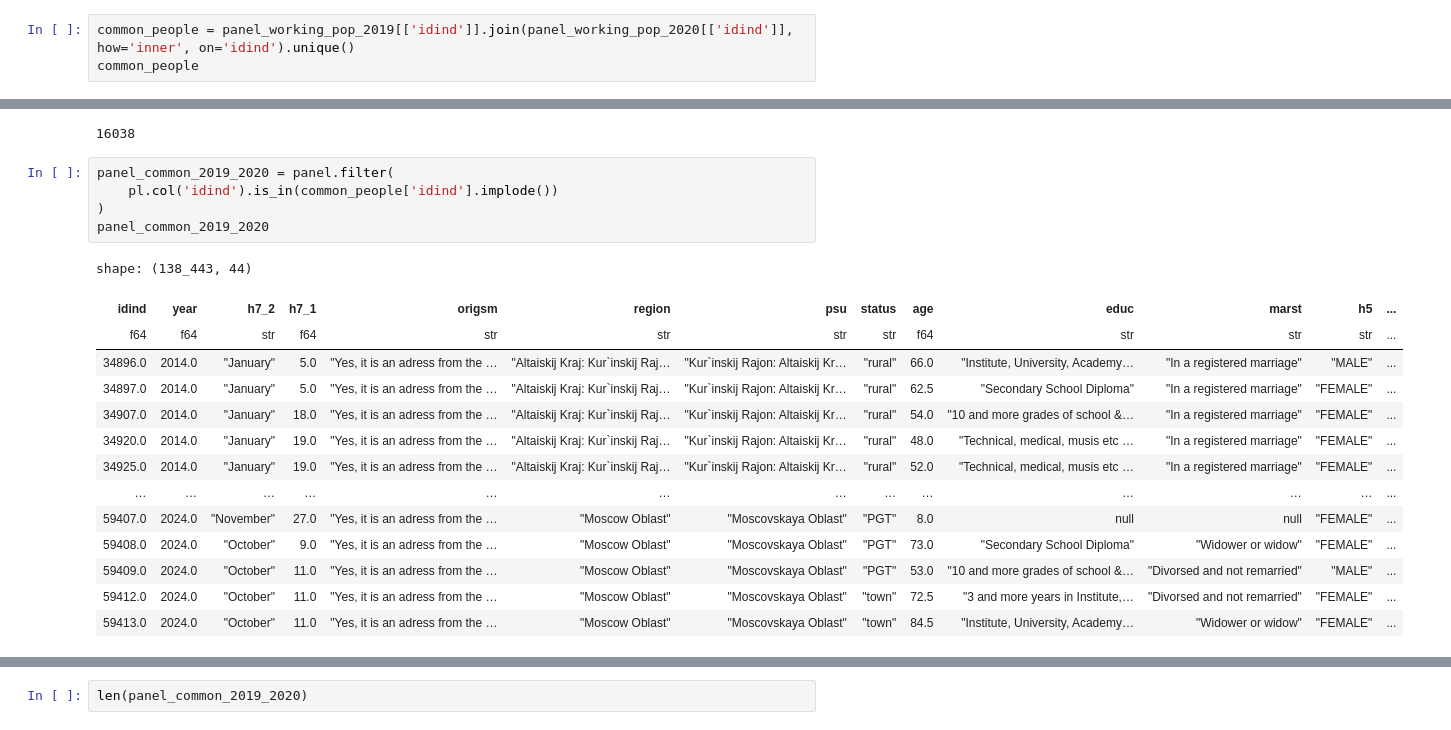
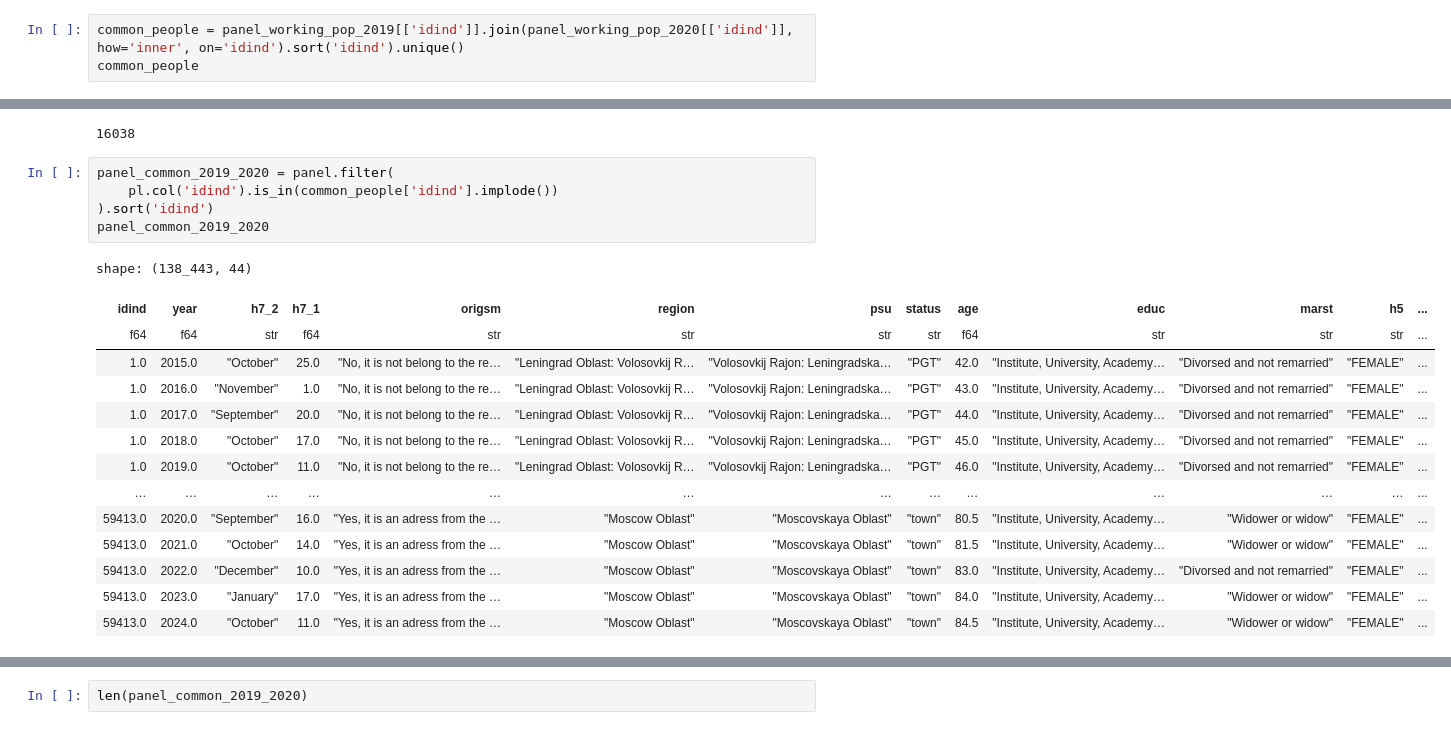
Before and after one commit to DmitriMt/master_thesis, a Jupyter notebook: notebooks/trend_management.ipynb, the cells around one changed output, grey strips where cells are left out. Cells and saved outputs as stored; diff of their text form.

```diff
--- a/notebooks/trend_management.ipynb
+++ b/notebooks/trend_management.ipynb
@@ -359,5 +359,5 @@ shape: (4, 2)
 # %%
-common_people = panel_working_pop_2019[['idind']].join(panel_working_pop_2020[['idind']], how='inner', on='idind').unique()
+common_people = panel_working_pop_2019[['idind']].join(panel_working_pop_2020[['idind']], how='inner', on='idind').sort('idind').unique()
 common_people
 # %% [output]
 shape: (16_038, 1)
@@ -385,20 +403,20 @@ len(common_people.unique())
 # %%
 panel_common_2019_2020 = panel.filter(
     pl.col('idind').is_in(common_people['idind'].implode())
-)
+).sort('idind')
 panel_common_2019_2020
 # %% [output]
 shape: (138_443, 44)
 | idind | year | h7_2 | h7_1 | origsm | region | psu | status | age | educ | marst | h5 | ... |
 | f64 | f64 | str | f64 | str | str | str | str | f64 | str | str | str | ... |
-| 34896.0 | 2014.0 | "January" | 5.0 | "Yes, it is an adress from the … | "Altaiskij Kraj: Kur`inskij Raj… | "Kur`inskij Rajon: Altaiskij Kr… | "rural" | 66.0 | "Institute, University, Academy… | "In a registered marriage" | "MALE" | ... |
-| 34897.0 | 2014.0 | "January" | 5.0 | "Yes, it is an adress from the … | "Altaiskij Kraj: Kur`inskij Raj… | "Kur`inskij Rajon: Altaiskij Kr… | "rural" | 62.5 | "Secondary School Diploma" | "In a registered marriage" | "FEMALE" | ... |
-| 34907.0 | 2014.0 | "January" | 18.0 | "Yes, it is an adress from the … | "Altaiskij Kraj: Kur`inskij Raj… | "Kur`inskij Rajon: Altaiskij Kr… | "rural" | 54.0 | "10 and more grades of school &… | "In a registered marriage" | "FEMALE" | ... |
-| 34920.0 | 2014.0 | "January" | 19.0 | "Yes, it is an adress from the … | "Altaiskij Kraj: Kur`inskij Raj… | "Kur`inskij Rajon: Altaiskij Kr… | "rural" | 48.0 | "Technical, medical, musis etc … | "In a registered marriage" | "FEMALE" | ... |
-| 34925.0 | 2014.0 | "January" | 19.0 | "Yes, it is an adress from the … | "Altaiskij Kraj: Kur`inskij Raj… | "Kur`inskij Rajon: Altaiskij Kr… | "rural" | 52.0 | "Technical, medical, musis etc … | "In a registered marriage" | "FEMALE" | ... |
+| 1.0 | 2015.0 | "October" | 25.0 | "No, it is not belong to the re… | "Leningrad Oblast: Volosovkij R… | "Volosovkij Rajon: Leningradska… | "PGT" | 42.0 | "Institute, University, Academy… | "Divorsed and not remarried" | "FEMALE" | ... |
+| 1.0 | 2016.0 | "November" | 1.0 | "No, it is not belong to the re… | "Leningrad Oblast: Volosovkij R… | "Volosovkij Rajon: Leningradska… | "PGT" | 43.0 | "Institute, University, Academy… | "Divorsed and not remarried" | "FEMALE" | ... |
+| 1.0 | 2017.0 | "September" | 20.0 | "No, it is not belong to the re… | "Leningrad Oblast: Volosovkij R… | "Volosovkij Rajon: Leningradska… | "PGT" | 44.0 | "Institute, University, Academy… | "Divorsed and not remarried" | "FEMALE" | ... |
+| 1.0 | 2018.0 | "October" | 17.0 | "No, it is not belong to the re… | "Leningrad Oblast: Volosovkij R… | "Volosovkij Rajon: Leningradska… | "PGT" | 45.0 | "Institute, University, Academy… | "Divorsed and not remarried" | "FEMALE" | ... |
+| 1.0 | 2019.0 | "October" | 11.0 | "No, it is not belong to the re… | "Leningrad Oblast: Volosovkij R… | "Volosovkij Rajon: Leningradska… | "PGT" | 46.0 | "Institute, University, Academy… | "Divorsed and not remarried" | "FEMALE" | ... |
 | … | … | … | … | … | … | … | … | … | … | … | … | ... |
-| 59407.0 | 2024.0 | "November" | 27.0 | "Yes, it is an adress from the … | "Moscow Oblast" | "Moscovskaya Oblast" | "PGT" | 8.0 | null | null | "FEMALE" | ... |
-| 59408.0 | 2024.0 | "October" | 9.0 | "Yes, it is an adress from the … | "Moscow Oblast" | "Moscovskaya Oblast" | "PGT" | 73.0 | "Secondary School Diploma" | "Widower or widow" | "FEMALE" | ... |
-| 59409.0 | 2024.0 | "October" | 11.0 | "Yes, it is an adress from the … | "Moscow Oblast" | "Moscovskaya Oblast" | "PGT" | 53.0 | "10 and more grades of school &… | "Divorsed and not remarried" | "MALE" | ... |
-| 59412.0 | 2024.0 | "October" | 11.0 | "Yes, it is an adress from the … | "Moscow Oblast" | "Moscovskaya Oblast" | "town" | 72.5 | "3 and more years in Institute,… | "Divorsed and not remarried" | "FEMALE" | ... |
+| 59413.0 | 2020.0 | "September" | 16.0 | "Yes, it is an adress from the … | "Moscow Oblast" | "Moscovskaya Oblast" | "town" | 80.5 | "Institute, University, Academy… | "Widower or widow" | "FEMALE" | ... |
+| 59413.0 | 2021.0 | "October" | 14.0 | "Yes, it is an adress from the … | "Moscow Oblast" | "Moscovskaya Oblast" | "town" | 81.5 | "Institute, University, Academy… | "Widower or widow" | "FEMALE" | ... |
+| 59413.0 | 2022.0 | "December" | 10.0 | "Yes, it is an adress from the … | "Moscow Oblast" | "Moscovskaya Oblast" | "town" | 83.0 | "Institute, University, Academy… | "Divorsed and not remarried" | "FEMALE" | ... |
+| 59413.0 | 2023.0 | "January" | 17.0 | "Yes, it is an adress from the … | "Moscow Oblast" | "Moscovskaya Oblast" | "town" | 84.0 | "Institute, University, Academy… | "Widower or widow" | "FEMALE" | ... |
 | 59413.0 | 2024.0 | "October" | 11.0 | "Yes, it is an adress from the … | "Moscow Oblast" | "Moscovskaya Oblast" | "town" | 84.5 | "Institute, University, Academy… | "Widower or widow" | "FEMALE" | ... |
```
Also changed, not shown: parts of 43 cells of this notebook, 27 other files.
